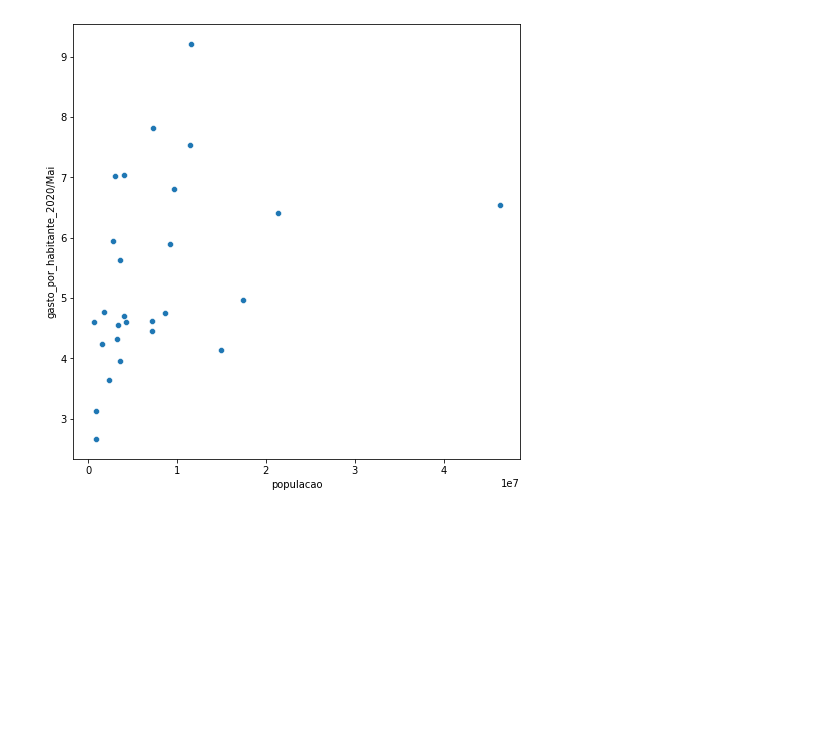
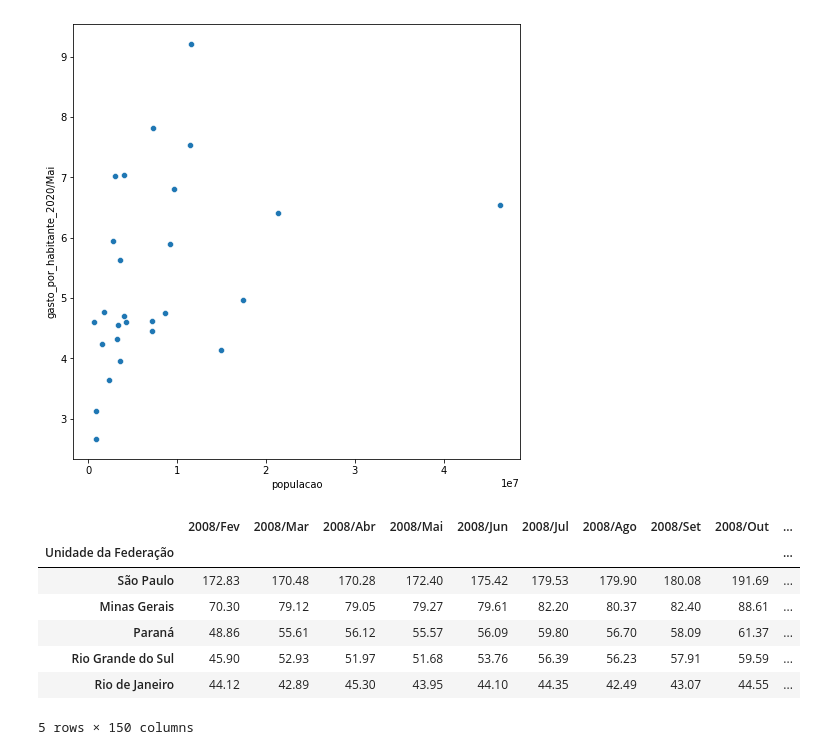
Before and after one commit to p3dr3nriqu3/boocamp_alura, a Jupyter notebook: Bootcamp_Datascience.ipynb, the cells around one changed output. Cells and saved outputs as stored; diff of their text form; code cells hidden in the pictures; blank space fills up the shorter version.

```diff
--- a/Bootcamp_Datascience.ipynb
+++ b/Bootcamp_Datascience.ipynb
@@ -744,3 +744,14 @@ sns.scatterplot(data=gastos_e_populacao_recente, x="populacao", y="gasto_por_hab
 # %% [output]
 <matplotlib.axes._subplots.AxesSubplot at 0x...>
 [figure]
+# %%
+ordenado_por_total.head()
+# %% [output]
+|  | 2008/Fev | 2008/Mar | 2008/Abr | 2008/Mai | 2008/Jun | 2008/Jul | 2008/Ago | 2008/Set | 2008/Out | ... |
+| Unidade da Federação |  |  |  |  |  |  |  |  |  | ... |
+| São Paulo | 172.83 | 170.48 | 170.28 | 172.40 | 175.42 | 179.53 | 179.90 | 180.08 | 191.69 | ... |
+| Minas Gerais | 70.30 | 79.12 | 79.05 | 79.27 | 79.61 | 82.20 | 80.37 | 82.40 | 88.61 | ... |
+| Paraná | 48.86 | 55.61 | 56.12 | 55.57 | 56.09 | 59.80 | 56.70 | 58.09 | 61.37 | ... |
+| Rio Grande do Sul | 45.90 | 52.93 | 51.97 | 51.68 | 53.76 | 56.39 | 56.23 | 57.91 | 59.59 | ... |
+| Rio de Janeiro | 44.12 | 42.89 | 45.30 | 43.95 | 44.10 | 44.35 | 42.49 | 43.07 | 44.55 | ... |
+5 rows × 150 columns
```
Also changed, not shown: parts of 4 cells of this notebook.
